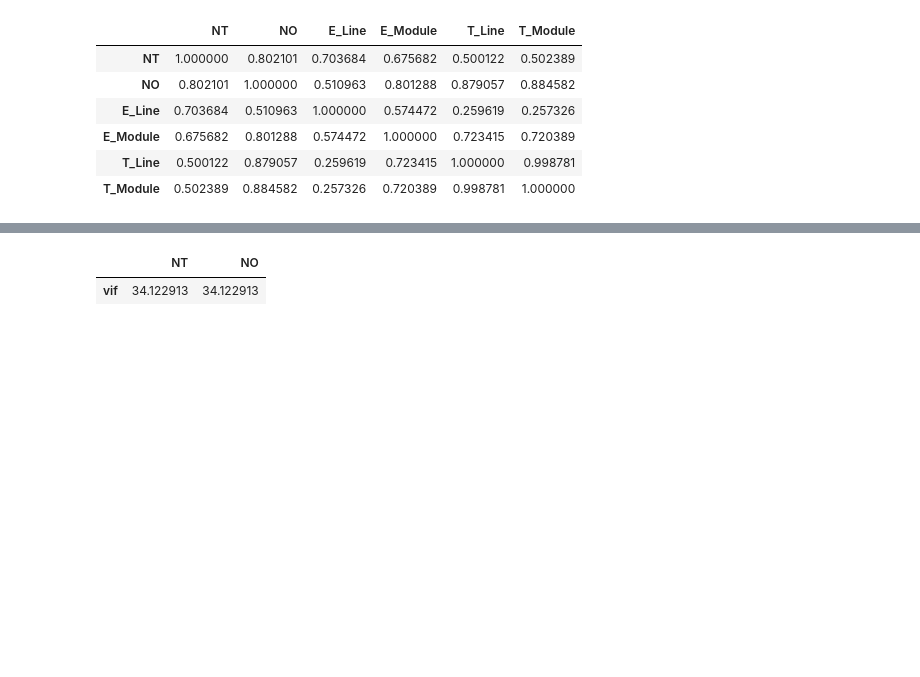
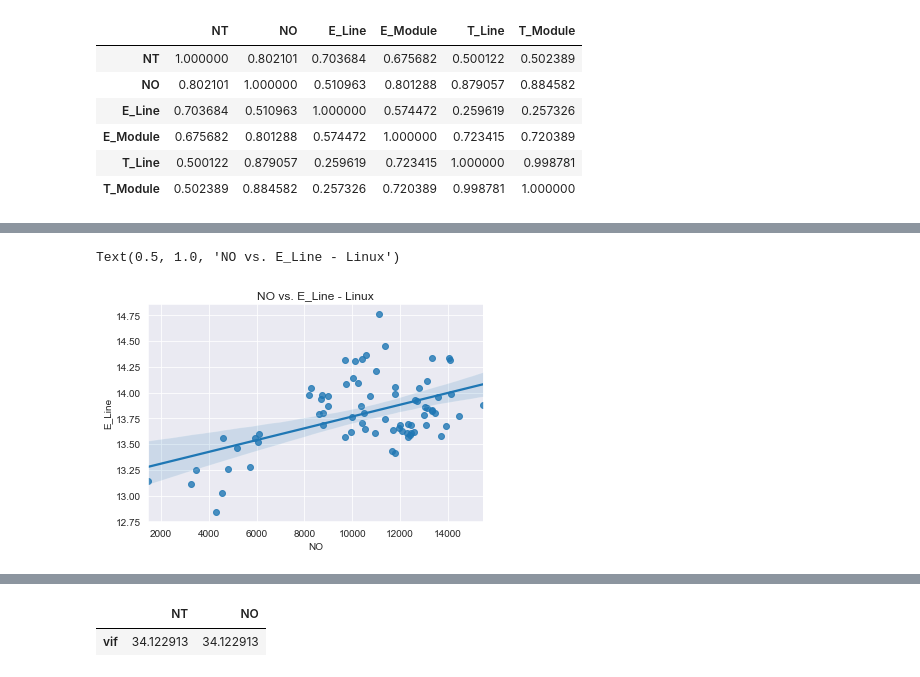
Before and after one commit to housemex408/iROIEstimator, a Jupyter notebook: scripts/notebook/data_analysis/Replication (Linux Major Versions).ipynb, the cells around one changed output, grey strips where cells are left out. Saved outputs shown, nothing was run; the diff lists cells and outputs as text; code cells hidden in the pictures; blank space fills up the shorter version.

```diff
--- a/scripts/notebook/data_analysis/Replication (Linux Major Versions).ipynb
+++ b/scripts/notebook/data_analysis/Replication (Linux Major Versions).ipynb
@@ -87,0 +92,7 @@ sns.heatmap(corr, xticklabels=corr.columns, yticklabels=corr.columns, cmap='RdBu
+# %%
+sns.set_style("darkgrid")
+line_effort = sns.regplot(x=c.NO, y="E_Line", data=df)
+plt.title('NO vs. E_Line - {0}'.format("Linux"))
+# %% [output]
+Text(0.5, 1.0, 'NO vs. E_Line - Linux')
+[figure, added]
```
Also changed, not shown: parts of 8 cells of this notebook, 7 other files.
